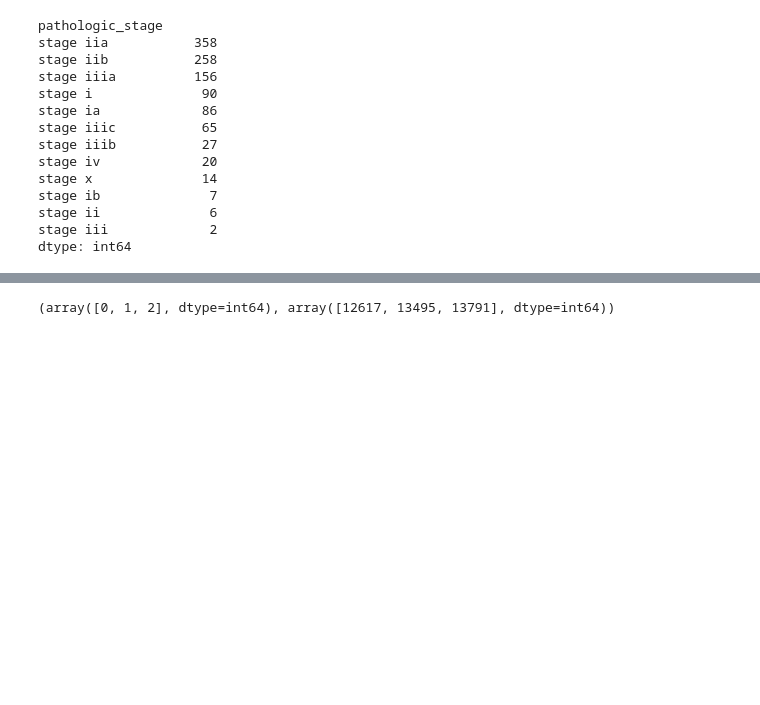
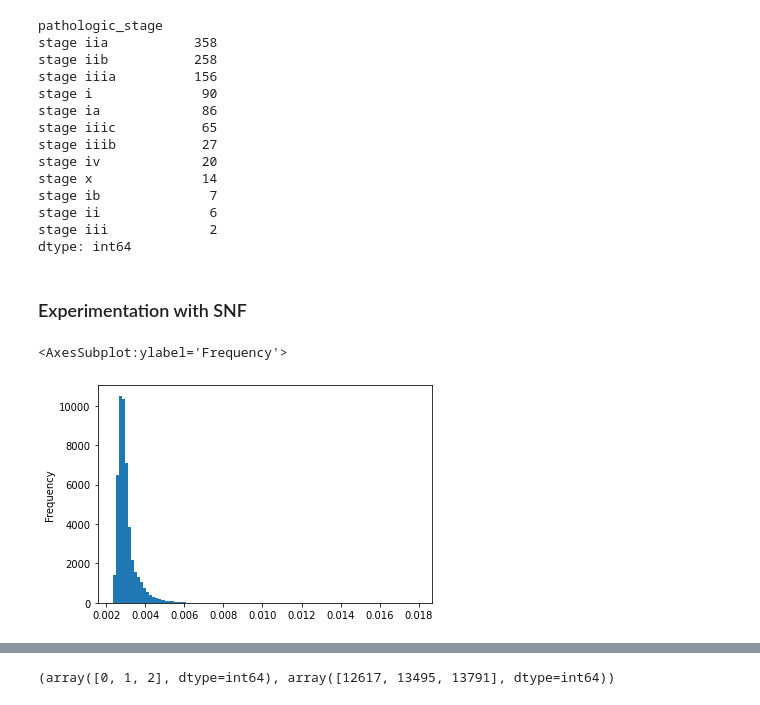
Before and after one commit to colombelli/gat-cancer-staging, a Jupyter notebook: notebooks/graph_buildage.ipynb, the cells around one changed output, grey strips where cells are left out. Drawn from its saved outputs; the diff is of its cells as text; code cells hidden in the pictures; blank space fills up the shorter version.

Commit message:
Add SNF graph buildage logic

```diff
--- a/notebooks/graph_buildage.ipynb
+++ b/notebooks/graph_buildage.ipynb
@@ -232,0 +245,27 @@ def generate_csvs(edges_df, class_df, max_each_feature=100, multi_omics=True):
+# %% [markdown]
+### Experimentation with SNF
+# %%
+cancer = "KIRC"
+base = f"C:/Users/colombelli/Desktop/TCC/experiments/{cancer}/"
+
+dfs_values = []
+
+df1 = pd.read_csv(f"{base}{cancer}_mRNA.csv", index_col=0).T
+class_df = build_class_df(list(df1.index), agglutinate_stages=False).dropna()
+dfs_values.append(df1.loc[class_df.index, :].values)
+
+df2 = pd.read_csv(f"{base}{cancer}_miRNA.csv", index_col=0).T
+dfs_values.append(df2.loc[class_df.index, :].values)
+
+df3 = pd.read_csv(f"{base}{cancer}_Methy.csv", index_col=0).T
+dfs_values.append(df3.loc[class_df.index, :].values)
+# %%
+affinity_networks = snf.make_affinity(dfs_values)
+fused_network = snf.snf(affinity_networks)
+np.fill_diagonal(fused_network, 0)
+# %%
+G = nx.from_pandas_adjacency(pd.DataFrame(data=fused_network, index=class_df.index.values, columns=class_df.index.values), create_using=nx.Graph())
+nx.to_pandas_edgelist(G)['weight'].plot.hist(bins=100)
+# %% [output]
+<AxesSubplot:ylabel='Frequency'>
+[figure, added]
```
Also changed, not shown: parts of 6 cells of this notebook, 3 other files.
